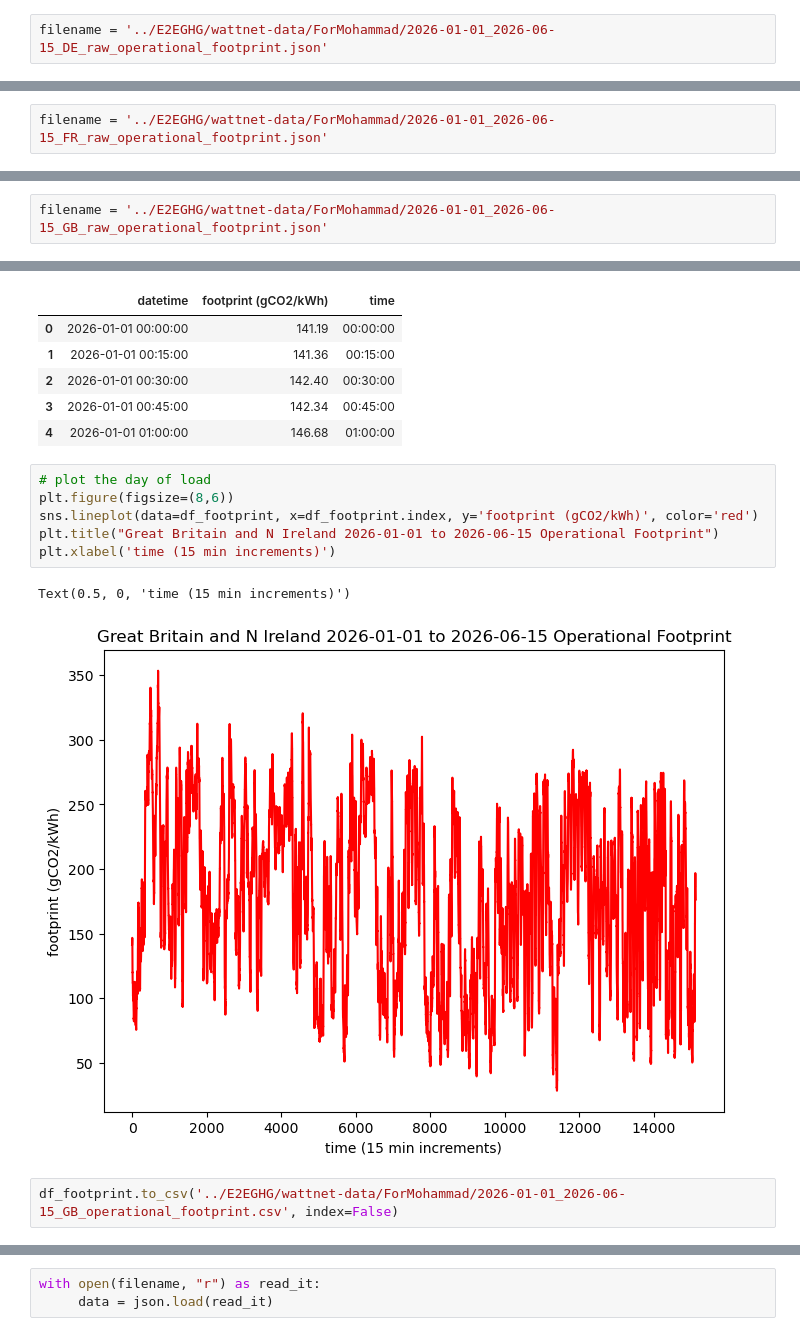
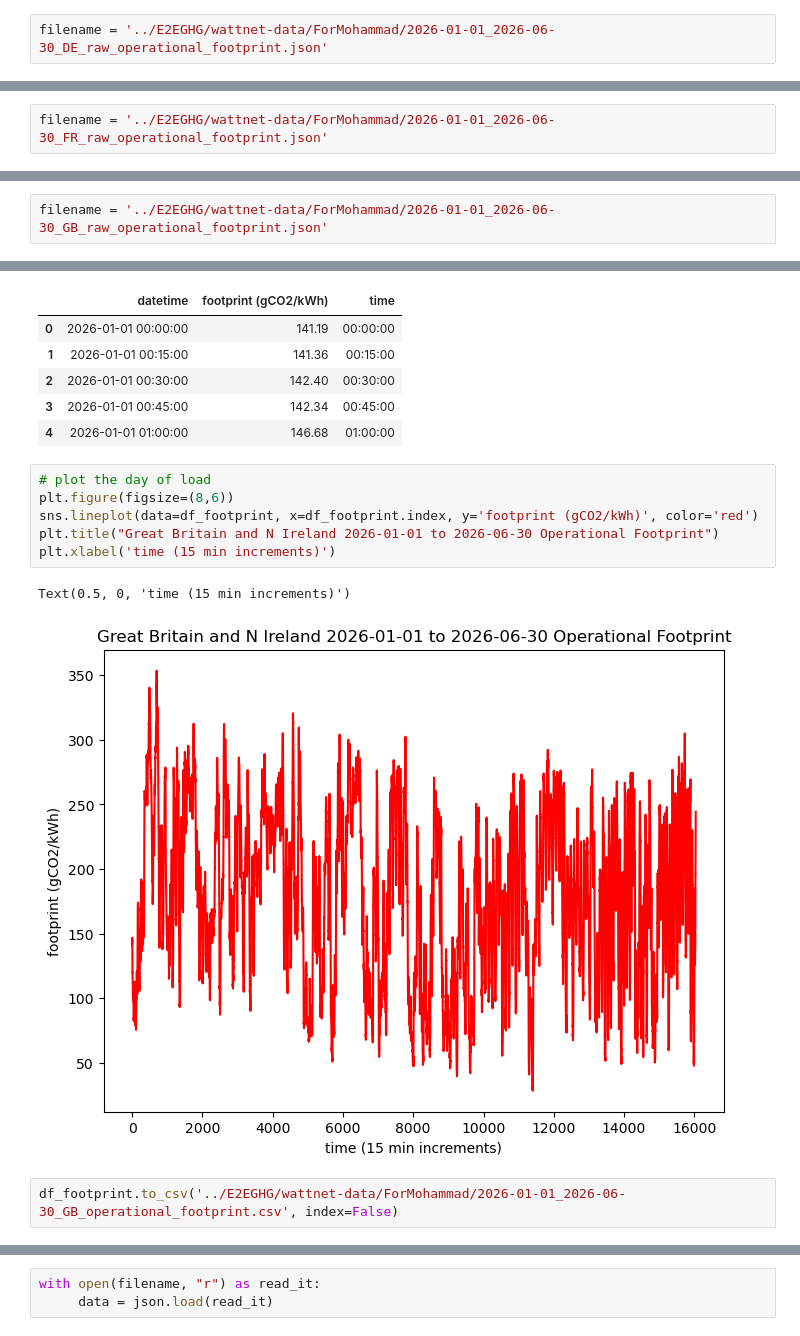
Before and after one commit to tedscott/SideProjects, a Jupyter notebook: E2EGHG/wattnet_5_regions.ipynb, the cells around one changed output, grey strips where cells are left out. Saved outputs shown, nothing was run; the diff lists cells and outputs as text.

```diff
--- a/E2EGHG/wattnet_5_regions.ipynb
+++ b/E2EGHG/wattnet_5_regions.ipynb
@@ -42,5 +42,5 @@ import seaborn as sns
 # %%
-filename = '../E2EGHG/wattnet-data/ForMohammad/2026-01-01_2026-06-15_DE_raw_operational_footprint.json'
+filename = '../E2EGHG/wattnet-data/ForMohammad/2026-01-01_2026-06-30_DE_raw_operational_footprint.json'
 # %%
 with open(filename, "r") as read_it:
      data = json.load(read_it)
@@ -95,5 +95,5 @@ df_DE = pd.read_csv('../E2EGHG/wattnet-data/ForMohammad/2026-01-01_2026-06-15_DE
 # %%
-filename = '../E2EGHG/wattnet-data/ForMohammad/2026-01-01_2026-06-15_FR_raw_operational_footprint.json'
+filename = '../E2EGHG/wattnet-data/ForMohammad/2026-01-01_2026-06-30_FR_raw_operational_footprint.json'
 # %%
 with open(filename, "r") as read_it:
      data = json.load(read_it)
@@ -152,5 +152,5 @@ df_FR = pd.read_csv('../E2EGHG/wattnet-data/ForMohammad/2026-01-01_2026-06-15_FR
 # %%
-filename = '../E2EGHG/wattnet-data/ForMohammad/2026-01-01_2026-06-15_GB_raw_operational_footprint.json'
+filename = '../E2EGHG/wattnet-data/ForMohammad/2026-01-01_2026-06-30_GB_raw_operational_footprint.json'
 # %%
 with open(filename, "r") as read_it:
      data = json.load(read_it)
@@ -191,12 +191,12 @@ df_footprint.head()
 # %%
 # plot the day of load
 plt.figure(figsize=(8,6))
 sns.lineplot(data=df_footprint, x=df_footprint.index, y='footprint (gCO2/kWh)', color='red')
-plt.title("Great Britain and N Ireland 2026-01-01 to 2026-06-15 Operational Footprint")
+plt.title("Great Britain and N Ireland 2026-01-01 to 2026-06-30 Operational Footprint")
 plt.xlabel('time (15 min increments)')
 # %% [output]
 Text(0.5, 0, 'time (15 min increments)')
-[figure, old version]
+[figure, new version]
 # %%
-df_footprint.to_csv('../E2EGHG/wattnet-data/ForMohammad/2026-01-01_2026-06-15_GB_operational_footprint.csv', index=False)
+df_footprint.to_csv('../E2EGHG/wattnet-data/ForMohammad/2026-01-01_2026-06-30_GB_operational_footprint.csv', index=False)
 # %%
```
Also changed, not shown: parts of 29 cells of this notebook, 14 other files.
